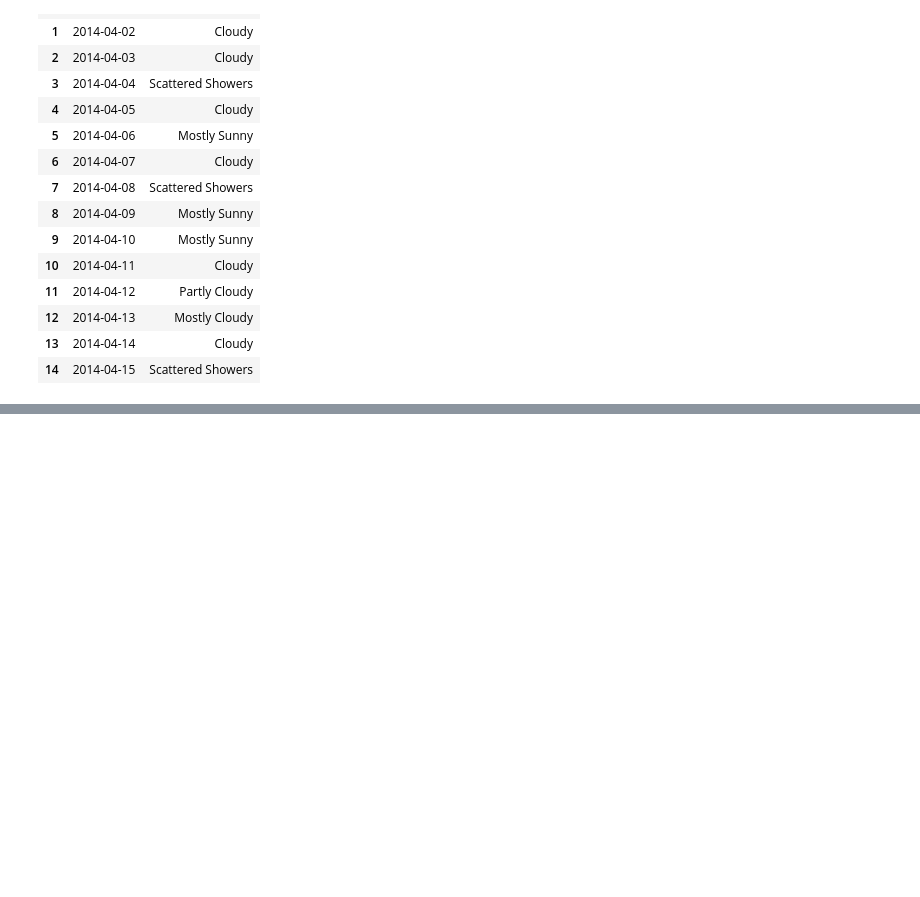
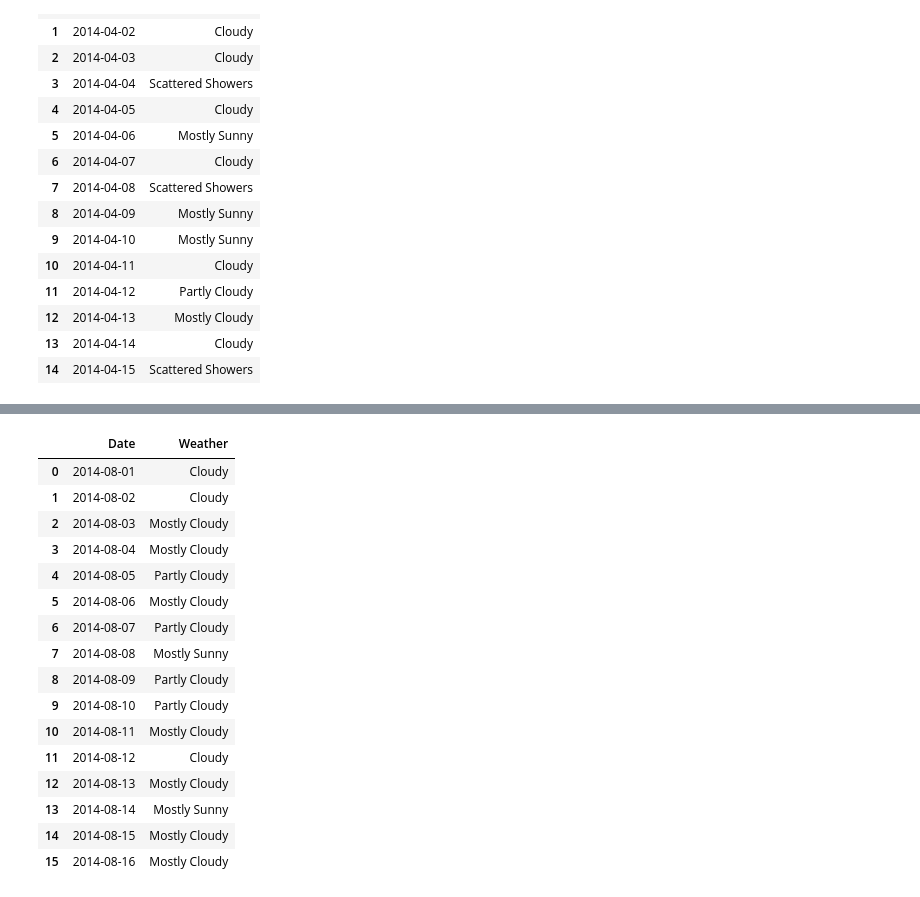
Before and after one commit to Kamerondee/UbervsWeather_Pro1, a Jupyter notebook: main.ipynb, the cells around one changed output, grey strips where cells are left out. Drawn from its saved outputs; the diff is of its cells as text; code cells hidden in the pictures; blank space fills up the shorter version.

```diff
--- a/main.ipynb
+++ b/main.ipynb
@@ -566,0 +693,20 @@ weather_apr.tail()
+# %%
+weather_aug.head(16)
+# %% [output]
+|  | Date | Weather |
+| 0 | 2014-08-01 | Cloudy |
+| 1 | 2014-08-02 | Cloudy |
+| 2 | 2014-08-03 | Mostly Cloudy |
+| 3 | 2014-08-04 | Mostly Cloudy |
+| 4 | 2014-08-05 | Partly Cloudy |
+| 5 | 2014-08-06 | Mostly Cloudy |
+| 6 | 2014-08-07 | Partly Cloudy |
+| 7 | 2014-08-08 | Mostly Sunny |
+| 8 | 2014-08-09 | Partly Cloudy |
+| 9 | 2014-08-10 | Partly Cloudy |
+| 10 | 2014-08-11 | Mostly Cloudy |
+| 11 | 2014-08-12 | Cloudy |
+| 12 | 2014-08-13 | Mostly Cloudy |
+| 13 | 2014-08-14 | Mostly Sunny |
+| 14 | 2014-08-15 | Mostly Cloudy |
+| 15 | 2014-08-16 | Mostly Cloudy |
```
Also changed, not shown: parts of 11 cells of this notebook.
